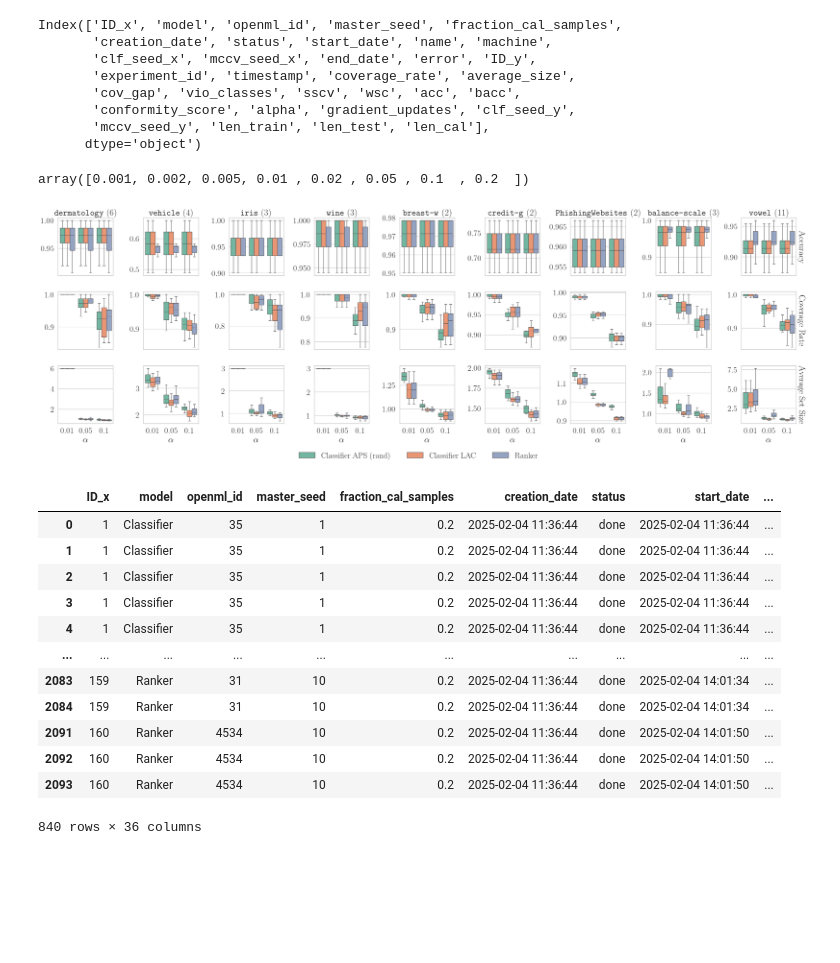
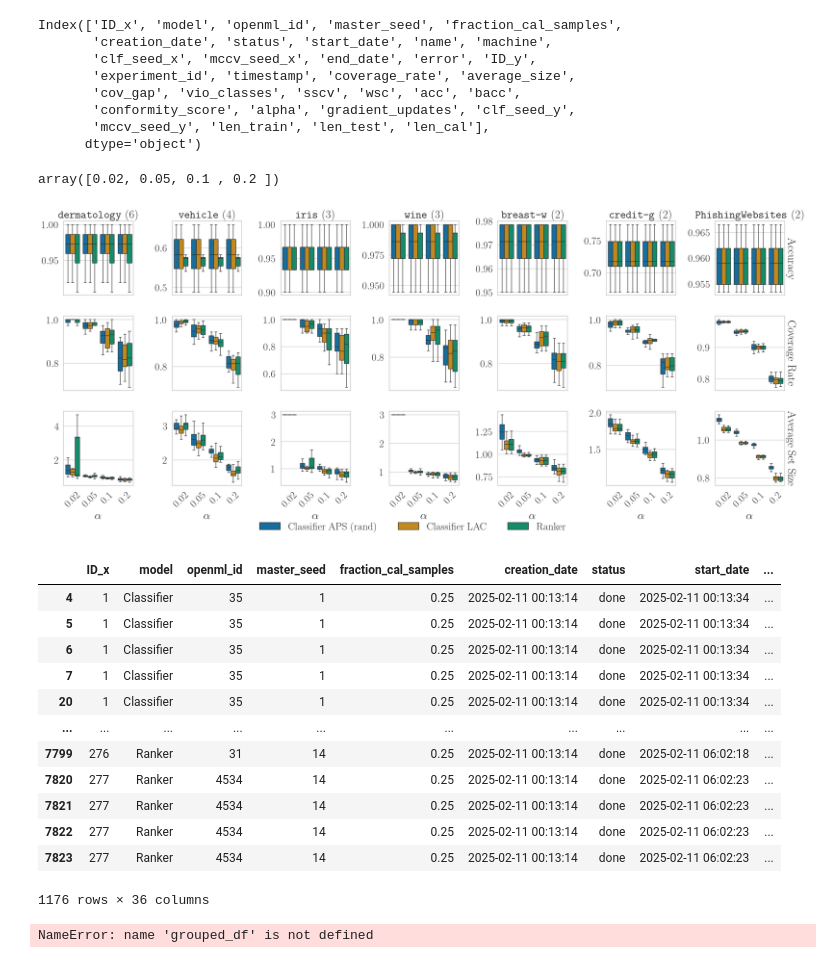
Before and after one commit to yunjinnkim/preference-based-cp, a Jupyter notebook: experiments/evaluation simple.ipynb, the cells around one changed output. Saved outputs shown, nothing was run; the diff lists cells and outputs as text; code cells hidden in the pictures; blank space fills up the shorter version.

```diff
--- a/experiments/evaluation simple.ipynb
+++ b/experiments/evaluation simple.ipynb
@@ -44,6 +44,9 @@ exp_frame = experimenter.get_table()
 # exp_frame = exp_frame[exp_frame.openml_id != 15]
 exp_frame = exp_frame[exp_frame.openml_id != 41]
 exp_frame = exp_frame[exp_frame.openml_id != 182]
+exp_frame = exp_frame[exp_frame.openml_id != 182]
+exp_frame = exp_frame[exp_frame.openml_id != 11]
+exp_frame = exp_frame[exp_frame.openml_id != 307]
 exp_frame = exp_frame[exp_frame.master_seed.isin(list(range(0,15)))]
 # exp_frame = exp_frame[exp_frame. != 41]
 # exp_frame = exp_frame[exp_frame.openml_id != 31]
@@ -114,15 +117,20 @@ group_cols = ['dataset', 'alpha', 'method']
 metrics_max = ['acc','coverage_rate']
 metrics_min = ['average_size']
 metrics = metrics_max + metrics_min
+result_df = result_df[result_df.alpha.isin([0.02,0.05,0.1, 0.2])]
+result_df1 = result_df[result_df.openml_id.isin([4534, 31,15,187])]
+result_df2 = result_df[result_df.openml_id.isin([61,54,35])]
+grouped_df1 = result_df1.groupby(group_cols).agg({metric: ['mean', 'std'] for metric in metrics}).reset_index()
+grouped_df2 = result_df2.groupby(group_cols).agg({metric: ['mean', 'std'] for metric in metrics}).reset_index()
 
-grouped_df = result_df.groupby(group_cols).agg({metric: 'mean' for metric in metrics}).reset_index()
-
+grouped_df1.columns = ['_'.join(col).strip('_') if isinstance(col, tuple) else col for col in grouped_df1.columns]
+grouped_df2.columns = ['_'.join(col).strip('_') if isinstance(col, tuple) else col for col in grouped_df2.columns]
 
 # grouped_df = grouped_df.sort_values(by='num_classes', ascending=True)
-agg_dict = {metric: 'max' for metric in metrics_max}
-agg_dict.update({metric: 'min' for metric in metrics_min})
-# grouped_df = grouped_df[grouped_df.method.isin(["classifier + APS"])]
-best_values = grouped_df.groupby(['dataset', 'alpha']).agg(agg_dict).reset_index()
+agg_dict = {f"{metric}_mean": 'max' for metric in metrics_max}
+agg_dict.update({f"{metric}_mean": 'min' for metric in metrics_min})
+best_values1 = grouped_df1.groupby(['dataset', 'alpha']).agg(agg_dict).reset_index()
+best_values2 = grouped_df2.groupby(['dataset', 'alpha']).agg(agg_dict).reset_index()
 # group_cols = ['dataset', 'alpha', 'method']
 # grouped_df = grouped_df.drop(["num_classes"], axis=1)
 # %%
@@ -218,7 +229,7 @@ with open('out_table.tex', 'w') as f:
 # %%
 result_df.alpha.unique()
 # %% [output]
-array([0.001, 0.002, 0.005, 0.01 , 0.02 , 0.05 , 0.1  , 0.2  ])
+array([0.02, 0.05, 0.1 , 0.2 ])
 # %%
 from matplotlib.colors import Colormap
 import seaborn as sns
@@ -227,8 +238,8 @@ import pandas as pd
 
 import seaborn as sns
 sns.set(font_scale=1.8,rc={'text.usetex' : True})
+sns.set_style("whitegrid")
 sns.set_palette("colorblind")
-sns.set_style("whitegrid")
 plt.rc('font', **{'family': 'serif'})
 plt.rcParams["figure.figsize"] = (10, 6)
 
@@ -239,52 +250,59 @@ metrics_min = ['average_size']
 metrics = metrics_max + metrics_min
 
 result_df = result_df[result_df.method != "Classifier APS"]
-alpha_df = result_df[result_df.alpha.isin([0.01,0.05,0.1])]
+alpha_df = result_df[result_df.alpha.isin([0.02,0.05,0.1, 0.2])]
 
 
 # Melt the original result_df to long format for seaborn
 melted_df = alpha_df.melt(id_vars=group_cols, value_vars=metrics, var_name='metric', value_name='value')
 melted_df.replace({"metric": {"acc": "Accuracy", "coverage_rate": "Coverage Rate", "average_size": "Average Set Size"}}, inplace=True)
 
 
 # Create FacetGrid with a row per metric
 g = sns.FacetGrid(
     melted_df, col="dataset", row="metric", margin_titles=True,
     despine=False, sharey=False, #height=4, aspect=2.4
 )
 
 g.set_titles(col_template="{col_name}", row_template="{row_name}")
 
 # Map boxplots with hue for method separation
-g.map_dataframe(sns.boxplot, x="alpha", y="value", hue="method", dodge=True, showfliers=False, palette="Set2")
+g.map_dataframe(sns.boxplot, x="alpha", y="value", hue="method", dodge=True, showfliers=False, palette="colorblind")
 g.set_axis_labels(r"$\alpha$", " ")
+for ax in g.axes.flat:
+    for label in ax.get_xticklabels():
+        label.set_rotation(45)
 
 # # Add a legend outside the plot
 # g.add_legend(title="Method", ncols=4)
 # g._legend.set_bbox_to_anchor((0.5, -0.05))
 handles, labels = g.axes[0, 0].get_legend_handles_labels()
 g.fig.legend(handles, labels, loc='upper center', ncol=3, bbox_to_anchor=(0.5, 0.07), frameon=False)
 #
 #   # Move legend under plot
 # g._legend.set_frame_on(False)  # Remove legend frame
 # g._legend.set_title("Method")  # Set title
 plt.subplots_adjust(bottom=0.15)
 plt.savefig("boxplots.pdf", bbox_inches='tight')
 # %% [output]
-[figure, old version]
+[figure, new version]
 # %%
 result_df
 # %% [output]
 |  | ID_x | model | openml_id | master_seed | fraction_cal_samples | creation_date | status | start_date | ... |
-| 0 | 1 | Classifier | 35 | 1 | 0.2 | 2025-02-04 11:36:44 | done | 2025-02-04 11:36:44 | ... |
-| 1 | 1 | Classifier | 35 | 1 | 0.2 | 2025-02-04 11:36:44 | done | 2025-02-04 11:36:44 | ... |
-| 2 | 1 | Classifier | 35 | 1 | 0.2 | 2025-02-04 11:36:44 | done | 2025-02-04 11:36:44 | ... |
-| 3 | 1 | Classifier | 35 | 1 | 0.2 | 2025-02-04 11:36:44 | done | 2025-02-04 11:36:44 | ... |
-| 4 | 1 | Classifier | 35 | 1 | 0.2 | 2025-02-04 11:36:44 | done | 2025-02-04 11:36:44 | ... |
+| 4 | 1 | Classifier | 35 | 1 | 0.25 | 2025-02-11 00:13:14 | done | 2025-02-11 00:13:34 | ... |
+| 5 | 1 | Classifier | 35 | 1 | 0.25 | 2025-02-11 00:13:14 | done | 2025-02-11 00:13:34 | ... |
+| 6 | 1 | Classifier | 35 | 1 | 0.25 | 2025-02-11 00:13:14 | done | 2025-02-11 00:13:34 | ... |
+| 7 | 1 | Classifier | 35 | 1 | 0.25 | 2025-02-11 00:13:14 | done | 2025-02-11 00:13:34 | ... |
+| 20 | 1 | Classifier | 35 | 1 | 0.25 | 2025-02-11 00:13:14 | done | 2025-02-11 00:13:34 | ... |
 | ... | ... | ... | ... | ... | ... | ... | ... | ... | ... |
-| 2083 | 159 | Ranker | 31 | 10 | 0.2 | 2025-02-04 11:36:44 | done | 2025-02-04 14:01:34 | ... |
-| 2084 | 159 | Ranker | 31 | 10 | 0.2 | 2025-02-04 11:36:44 | done | 2025-02-04 14:01:34 | ... |
-| 2091 | 160 | Ranker | 4534 | 10 | 0.2 | 2025-02-04 11:36:44 | done | 2025-02-04 14:01:50 | ... |
-| 2092 | 160 | Ranker | 4534 | 10 | 0.2 | 2025-02-04 11:36:44 | done | 2025-02-04 14:01:50 | ... |
-| 2093 | 160 | Ranker | 4534 | 10 | 0.2 | 2025-02-04 11:36:44 | done | 2025-02-04 14:01:50 | ... |
+| 7799 | 276 | Ranker | 31 | 14 | 0.25 | 2025-02-11 00:13:14 | done | 2025-02-11 06:02:18 | ... |
+| 7820 | 277 | Ranker | 4534 | 14 | 0.25 | 2025-02-11 00:13:14 | done | 2025-02-11 06:02:23 | ... |
+| 7821 | 277 | Ranker | 4534 | 14 | 0.25 | 2025-02-11 00:13:14 | done | 2025-02-11 06:02:23 | ... |
+| 7822 | 277 | Ranker | 4534 | 14 | 0.25 | 2025-02-11 00:13:14 | done | 2025-02-11 06:02:23 | ... |
+| 7823 | 277 | Ranker | 4534 | 14 | 0.25 | 2025-02-11 00:13:14 | done | 2025-02-11 06:02:23 | ... |
-840 rows × 36 columns
+1176 rows × 36 columns
+# %%
+grouped_df
+# %% [output]
+NameError: name 'grouped_df' is not defined
```
Also changed, not shown: parts of 3 cells of this notebook.
